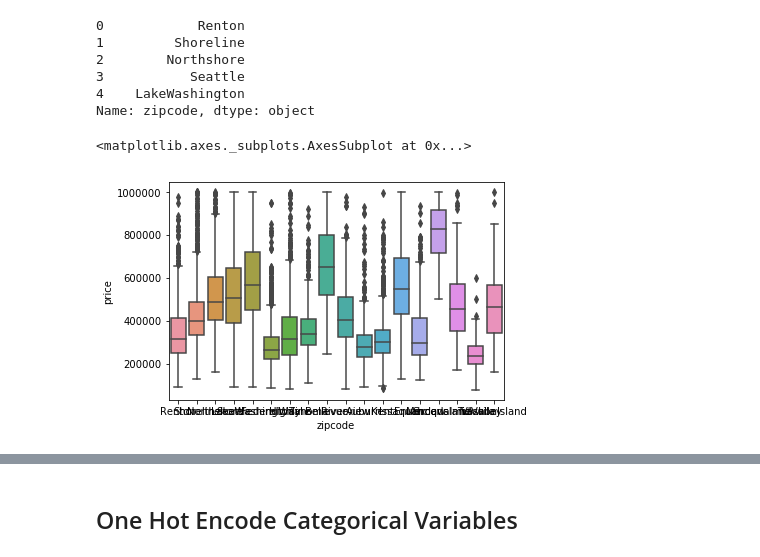
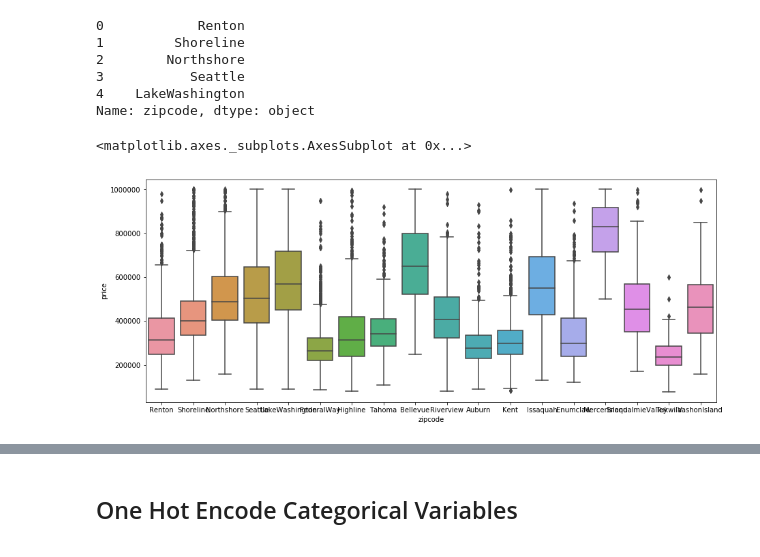
Before and after one commit to joshblumer/dsc-mod-2-project-v2-1-online-ds-sp-000, a Jupyter notebook: Feature Engineering.ipynb, the cells around one changed output, grey strips where cells are left out. Saved outputs shown, nothing was run; the diff lists cells and outputs as text; code cells hidden in the pictures.

```diff
--- a/Feature Engineering.ipynb
+++ b/Feature Engineering.ipynb
@@ -207,7 +209,8 @@ Name: zipcode, dtype: object
 # %%
 # Examine school district relationship with price for linearity
 
+plt.figure(figsize = (15,6))
 sns.boxplot(x = 'zipcode', y = 'price', data = df)
 # %% [output]
 <matplotlib.axes._subplots.AxesSubplot at 0x...>
-[figure, old version]
+[figure, new version]
```
Also changed, not shown: parts of 6 cells of this notebook, 8 other files.
